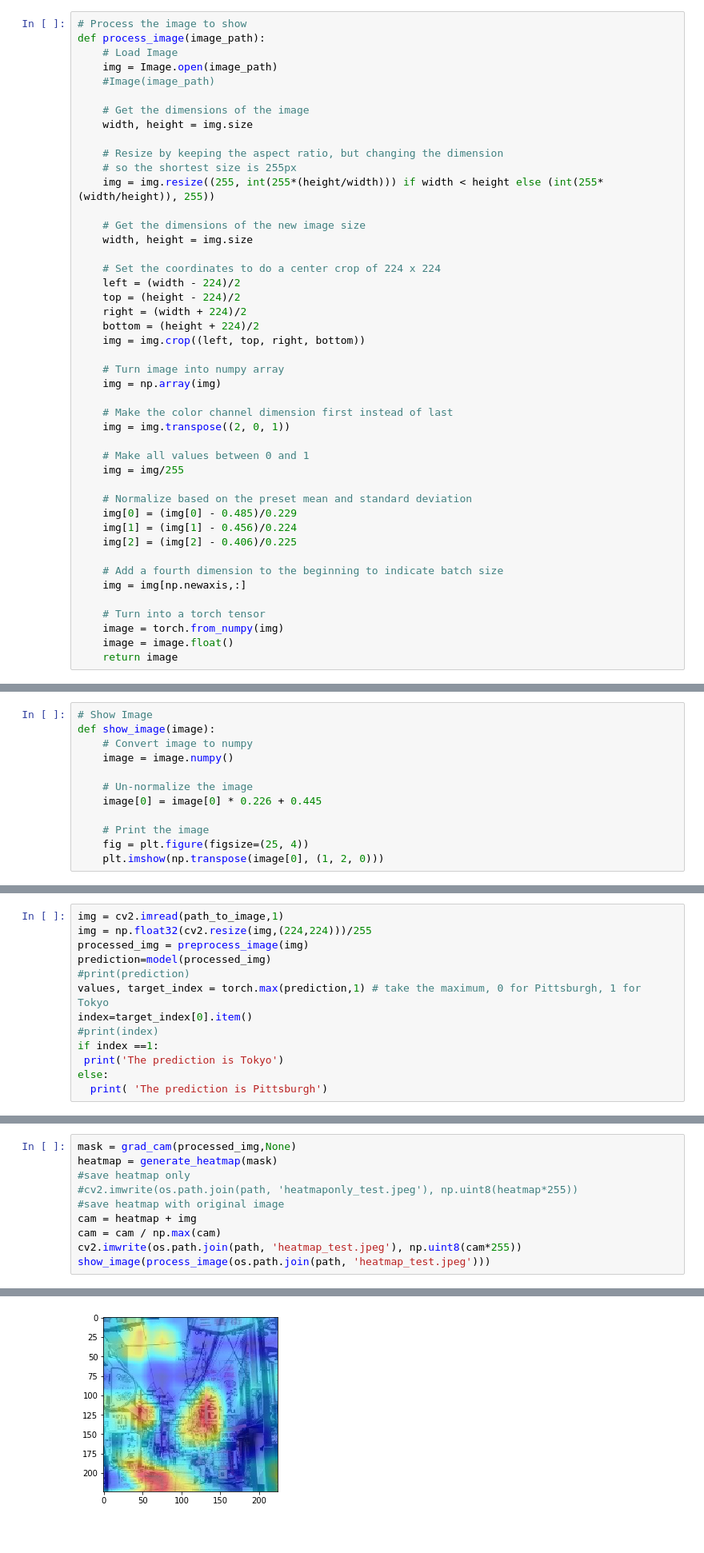
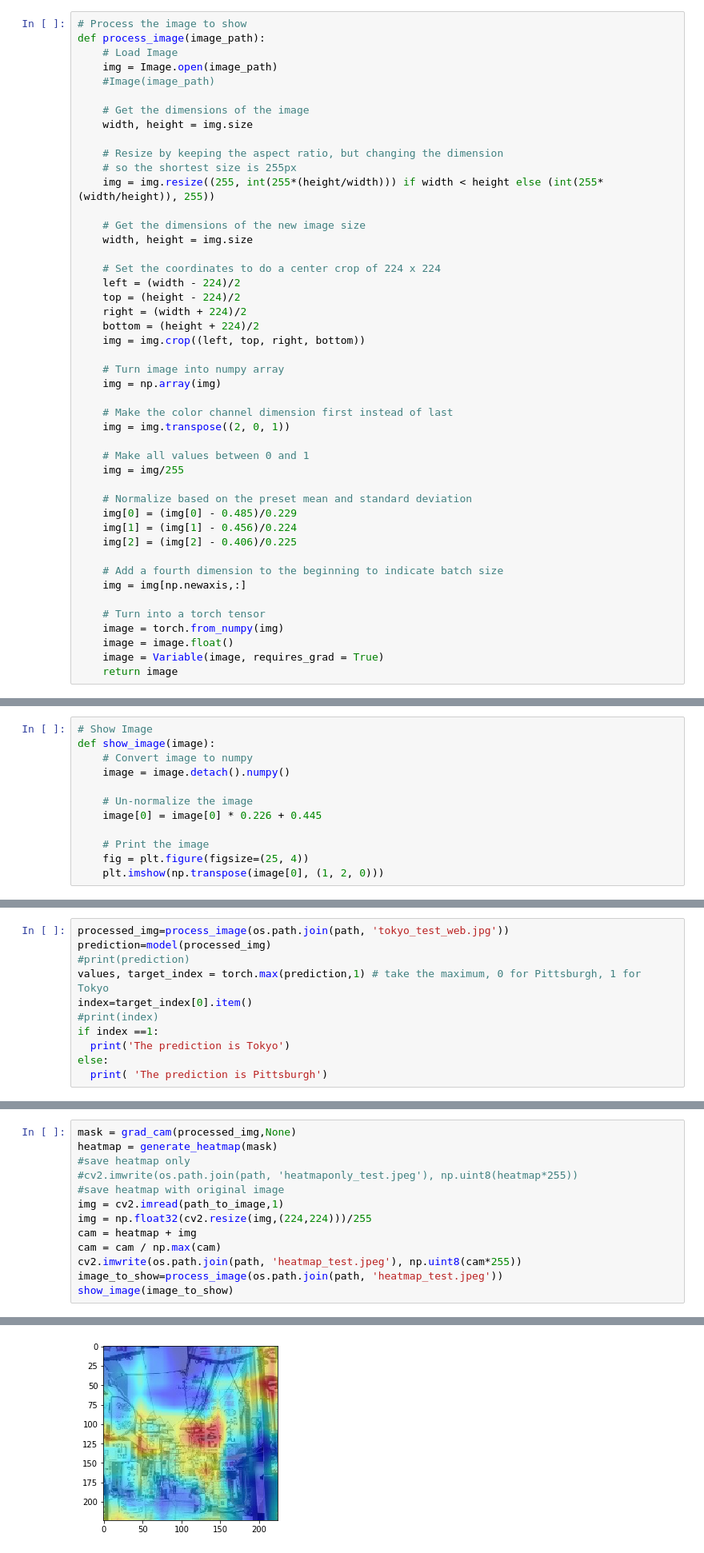
Before and after one commit to seyrankhademi/CIPA2019_Workshop, a Jupyter notebook: Demo.ipynb, the cells around one changed output, grey strips where cells are left out. Shown: that part at 80% size. Drawn from its saved outputs; the diff is of its cells as text.

```diff
--- a/Demo.ipynb
+++ b/Demo.ipynb
@@ -128,4 +128,5 @@ def process_image(image_path):
     # Turn into a torch tensor
     image = torch.from_numpy(img)
     image = image.float()
+    image = Variable(image, requires_grad = True)
     return image
@@ -240,7 +223,7 @@ class GradCam:
 # Show Image
 def show_image(image):
     # Convert image to numpy
-    image = image.numpy()
+    image = image.detach().numpy()
 
     # Un-normalize the image
     image[0] = image[0] * 0.226 + 0.445
@@ -287,16 +270,14 @@ print(path_to_image)
 # %% [output]
 /content/gdrive/My Drive/CIPA2019_Workshop/tokyo_test_web.jpg
 # %%
-img = cv2.imread(path_to_image,1)
-img = np.float32(cv2.resize(img,(224,224)))/255
-processed_img = preprocess_image(img)
+processed_img=process_image(os.path.join(path, 'tokyo_test_web.jpg'))
 prediction=model(processed_img)
 #print(prediction)
 values, target_index = torch.max(prediction,1) # take the maximum, 0 for Pittsburgh, 1 for Tokyo
 index=target_index[0].item()
 #print(index)
 if index ==1:
- print('The prediction is Tokyo')
+  print('The prediction is Tokyo')
 else:
   print( 'The prediction is Pittsburgh')
 # %% [output]
@@ -307,16 +288,19 @@ Now let's see why the network is decided to classify the image as such, or in ot
 # %%
 mask = grad_cam(processed_img,None)
 heatmap = generate_heatmap(mask)
 #save heatmap only
 #cv2.imwrite(os.path.join(path, 'heatmaponly_test.jpeg'), np.uint8(heatmap*255))
 #save heatmap with original image
+img = cv2.imread(path_to_image,1)
+img = np.float32(cv2.resize(img,(224,224)))/255
 cam = heatmap + img
 cam = cam / np.max(cam)
 cv2.imwrite(os.path.join(path, 'heatmap_test.jpeg'), np.uint8(cam*255))
-show_image(process_image(os.path.join(path, 'heatmap_test.jpeg')))
+image_to_show=process_image(os.path.join(path, 'heatmap_test.jpeg'))
+show_image(image_to_show)
 # %% [output]
 Clipping input data to the valid range for imshow with RGB data ([0..1] for floats or [0..255] for integers).
-[figure, old version]
+[figure, new version]
 # %% [markdown]
 If you were able to run the code successfully then you see a mask on your image, which highlights the different parts. This is the visual explanation of the classification cues, where the red colour shows the most important patches of the image for assigning it to the selected class. For example, if buildings are highlighted with red, it means that the buildings in this photo are "typical" of the predicted city compared to the other city. Now let's try another convolutional neural network to see if a simpler network can classify your city correctly.
 # %%
```
Also changed, not shown: parts of 3 cells of this notebook.
